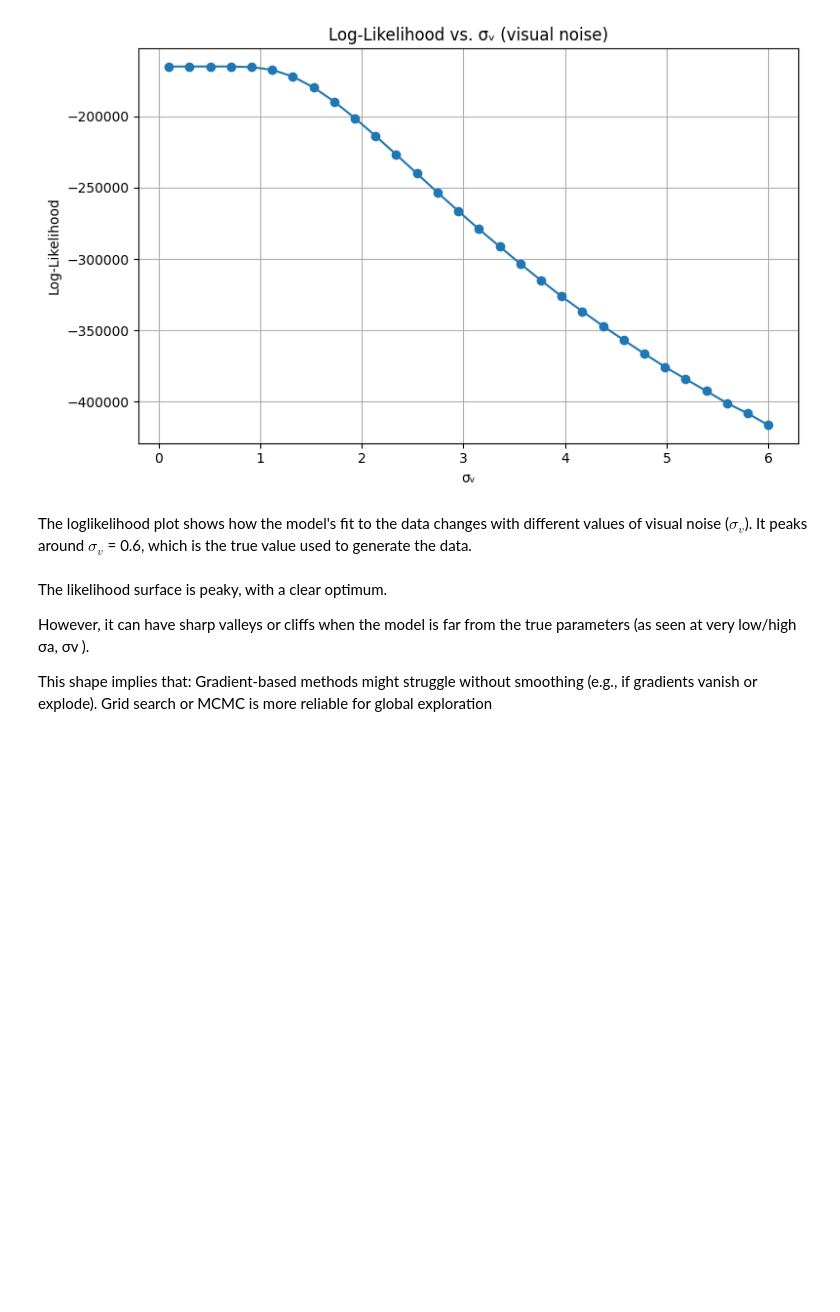
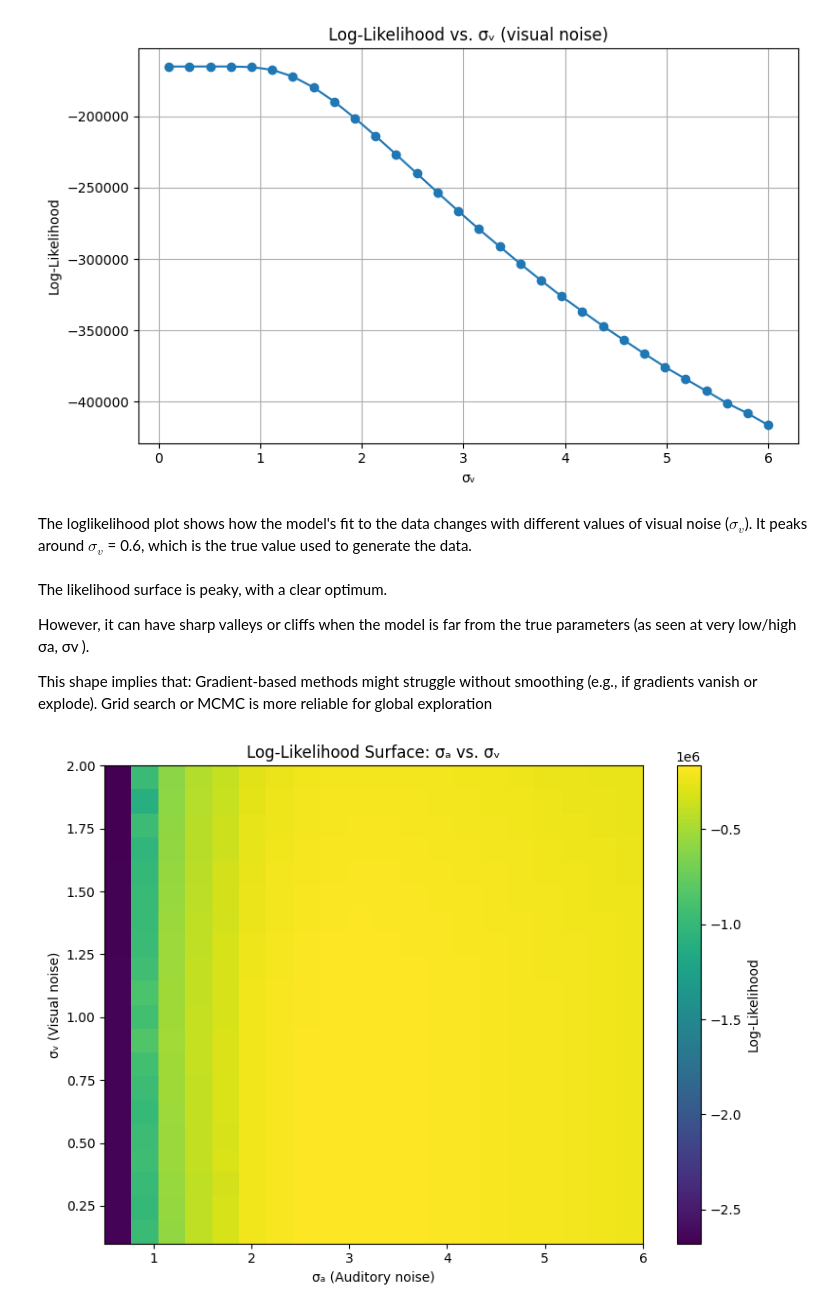
Before and after one commit to Anina2407/Causal-Inference-in-Multisensory-Perception, a Jupyter notebook: msi.ipynb, the cells around one changed output. Cells and saved outputs as stored; diff of their text form; code cells hidden in the pictures; blank space fills up the shorter version.

```diff
--- a/msi.ipynb
+++ b/msi.ipynb
@@ -966,3 +968,38 @@ The likelihood surface is peaky, with a clear optimum.
 However, it can have sharp valleys or cliffs when the model is far from the true parameters (as seen at very low/high σa, σv ).
 
 This shape implies that: Gradient-based methods might struggle without smoothing (e.g., if gradients vanish or explode). Grid search or MCMC is more reliable for global exploration
+# %%
+# Define a 2D grid for sigma_a and sigma_v
+sigma_a_range = np.linspace(0.5, 6.0, 20)
+sigma_v_range = np.linspace(0.1, 2.0, 20)
+
+log_likelihood_surface = np.zeros((len(sigma_v_range), len(sigma_a_range)))
+
+# Evaluate log-likelihood for each pair (sigma_v, sigma_a)
+for i, sigma_v in enumerate(sigma_v_range):
+    for j, sigma_a in enumerate(sigma_a_range):
+        ll = compute_log_likelihood(
+            params=(0.8, sigma_v, sigma_a, 15, 0.0),
+            observed_data=experimental_data,
+            N_sim=30000,
+            epsilon=1e-12
+        )
+        log_likelihood_surface[i, j] = ll
+
+# Plot the 2D surface as a heatmap
+plt.figure(figsize=(8, 6))
+plt.imshow(
+    log_likelihood_surface,
+    extent=[sigma_a_range[0], sigma_a_range[-1], sigma_v_range[0], sigma_v_range[-1]],
+    origin="lower",
+    aspect="auto",
+    cmap="viridis"
+)
+plt.colorbar(label="Log-Likelihood")
+plt.xlabel("σₐ (Auditory noise)")
+plt.ylabel("σᵥ (Visual noise)")
+plt.title("Log-Likelihood Surface: σₐ vs. σᵥ")
+plt.tight_layout()
+plt.show()
+# %% [output]
+[figure, added]
```
Also changed, not shown: parts of 2 cells of this notebook.
